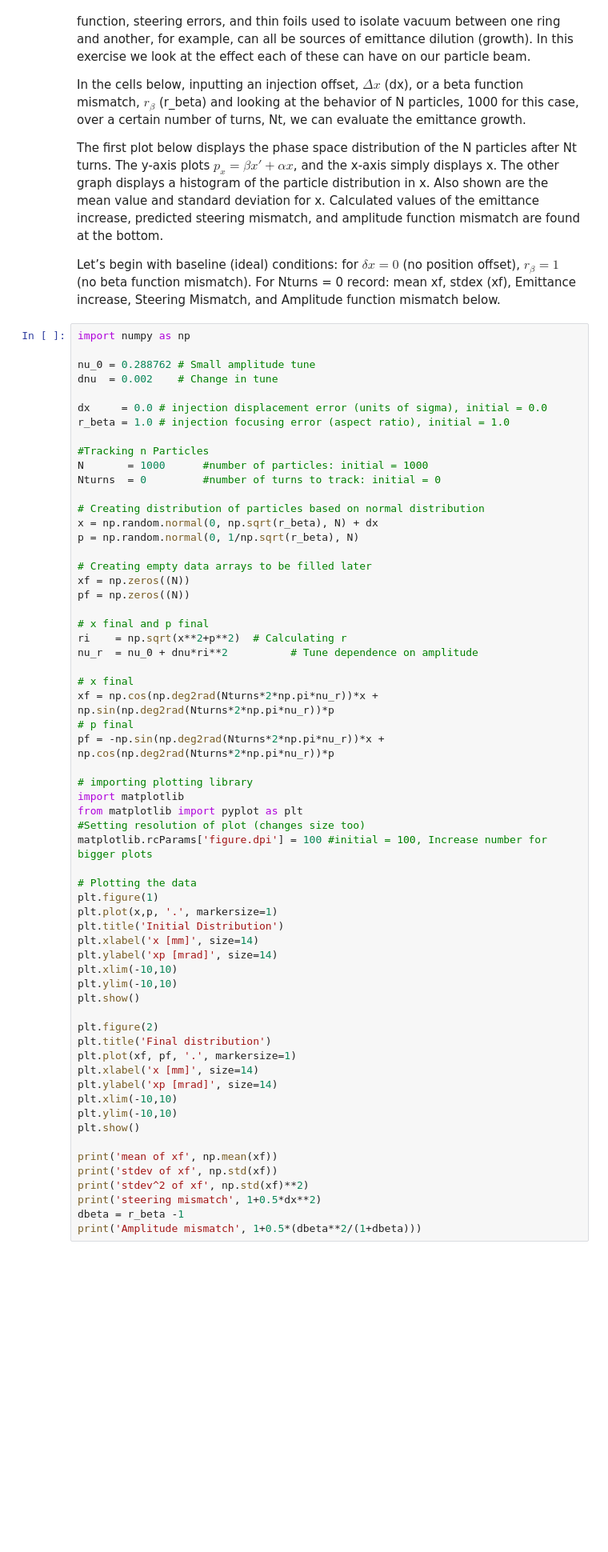
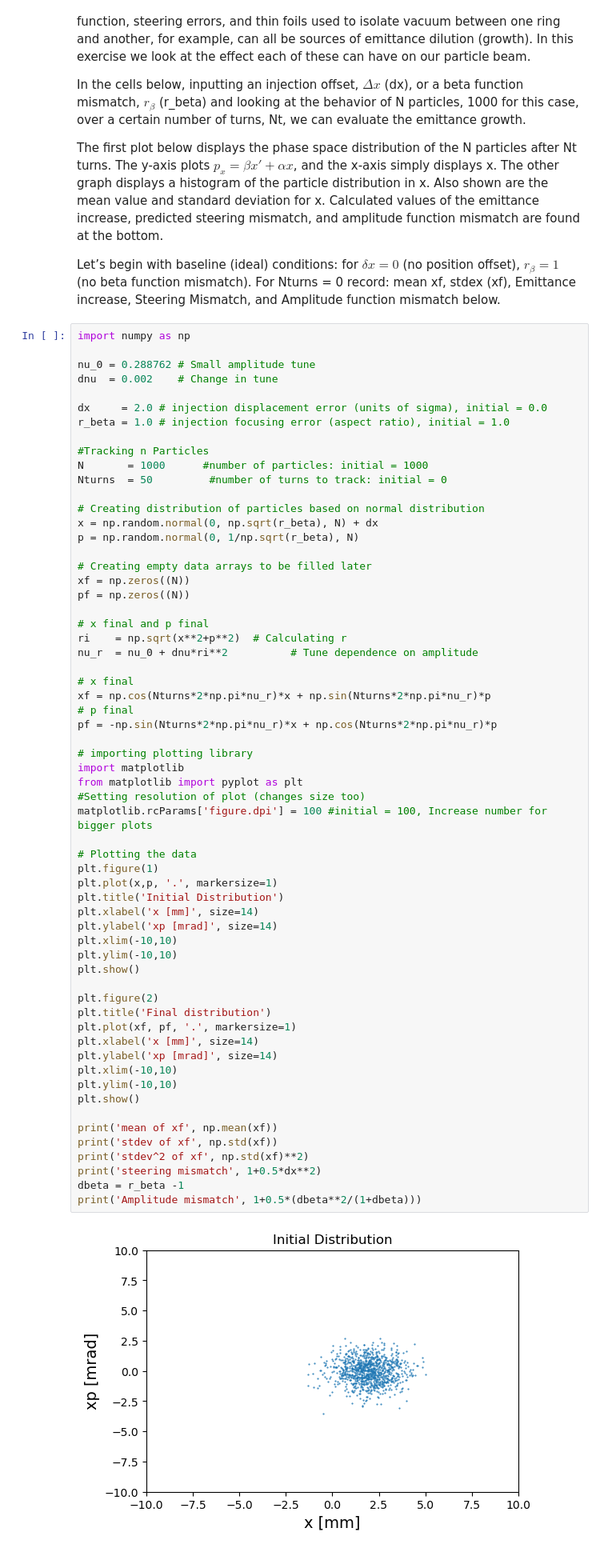
Before and after one commit to michael-betz/uspas-fundamentals-2020-lab, a Jupyter notebook: Dilution.ipynb, the cells around one changed output. Shown at 80% size. Drawn from its saved outputs; the diff is of its cells as text; blank space fills up the shorter version.

```diff
--- a/Dilution.ipynb
+++ b/Dilution.ipynb
@@ -33,12 +33,12 @@ import numpy as np
 nu_0 = 0.288762 # Small amplitude tune
 dnu  = 0.002    # Change in tune
 
-dx     = 0.0 # injection displacement error (units of sigma), initial = 0.0
+dx     = 2.0 # injection displacement error (units of sigma), initial = 0.0
 r_beta = 1.0 # injection focusing error (aspect ratio), initial = 1.0
 
 #Tracking n Particles
 N       = 1000      #number of particles: initial = 1000
-Nturns  = 0         #number of turns to track: initial = 0
+Nturns  = 50         #number of turns to track: initial = 0
 
 # Creating distribution of particles based on normal distribution
 x = np.random.normal(0, np.sqrt(r_beta), N) + dx
@@ -53,38 +53,40 @@ ri    = np.sqrt(x**2+p**2)  # Calculating r
 nu_r  = nu_0 + dnu*ri**2          # Tune dependence on amplitude
 
 # x final
-xf = np.cos(np.deg2rad(Nturns*2*np.pi*nu_r))*x + np.sin(np.deg2rad(Nturns*2*np.pi*nu_r))*p
+xf = np.cos(Nturns*2*np.pi*nu_r)*x + np.sin(Nturns*2*np.pi*nu_r)*p
 # p final
-pf = -np.sin(np.deg2rad(Nturns*2*np.pi*nu_r))*x + np.cos(np.deg2rad(Nturns*2*np.pi*nu_r))*p
+pf = -np.sin(Nturns*2*np.pi*nu_r)*x + np.cos(Nturns*2*np.pi*nu_r)*p
 
 # importing plotting library
 import matplotlib
 from matplotlib import pyplot as plt
 #Setting resolution of plot (changes size too)
 matplotlib.rcParams['figure.dpi'] = 100 #initial = 100, Increase number for bigger plots
 
 # Plotting the data
 plt.figure(1)
 plt.plot(x,p, '.', markersize=1)
 plt.title('Initial Distribution')
 plt.xlabel('x [mm]', size=14)
 plt.ylabel('xp [mrad]', size=14)
 plt.xlim(-10,10)
 plt.ylim(-10,10)
 plt.show()
 
 plt.figure(2)
 plt.title('Final distribution')
 plt.plot(xf, pf, '.', markersize=1)
 plt.xlabel('x [mm]', size=14)
 plt.ylabel('xp [mrad]', size=14)
 plt.xlim(-10,10)
 plt.ylim(-10,10)
 plt.show()
 
 print('mean of xf', np.mean(xf))
 print('stdev of xf', np.std(xf))
 print('stdev^2 of xf', np.std(xf)**2)
 print('steering mismatch', 1+0.5*dx**2)
 dbeta = r_beta -1
 print('Amplitude mismatch', 1+0.5*(dbeta**2/(1+dbeta)))
+# %% [output]
+[figure, added]
```
Also changed, not shown: parts of 5 cells of this notebook.
